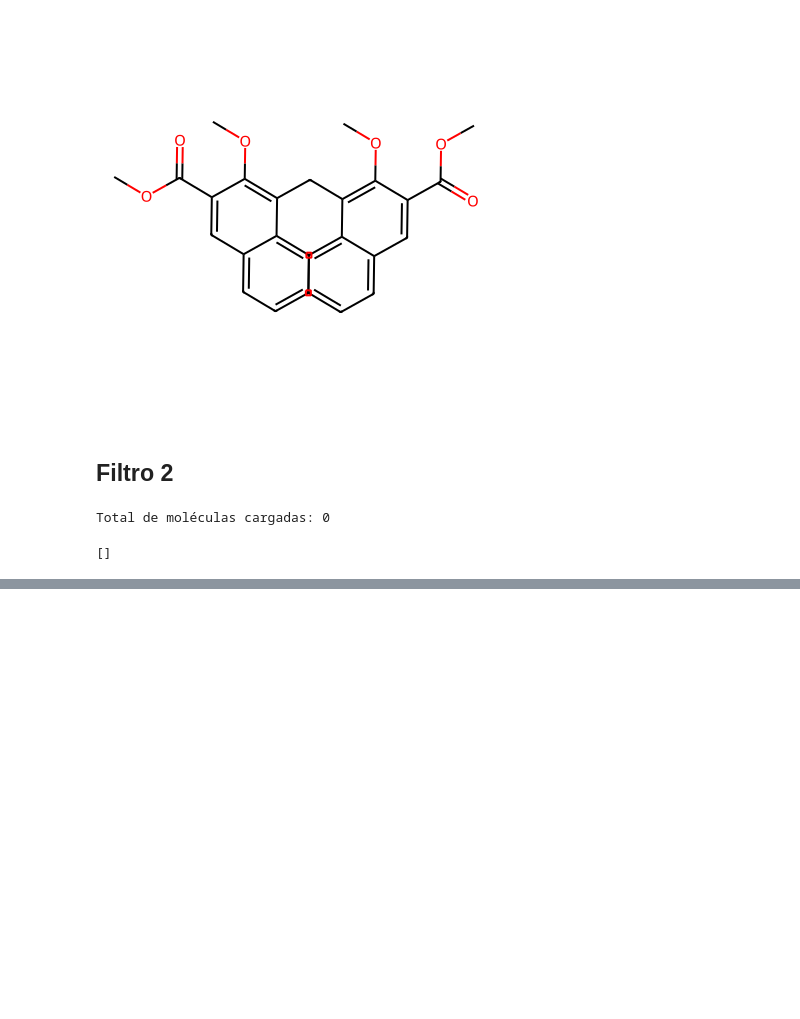
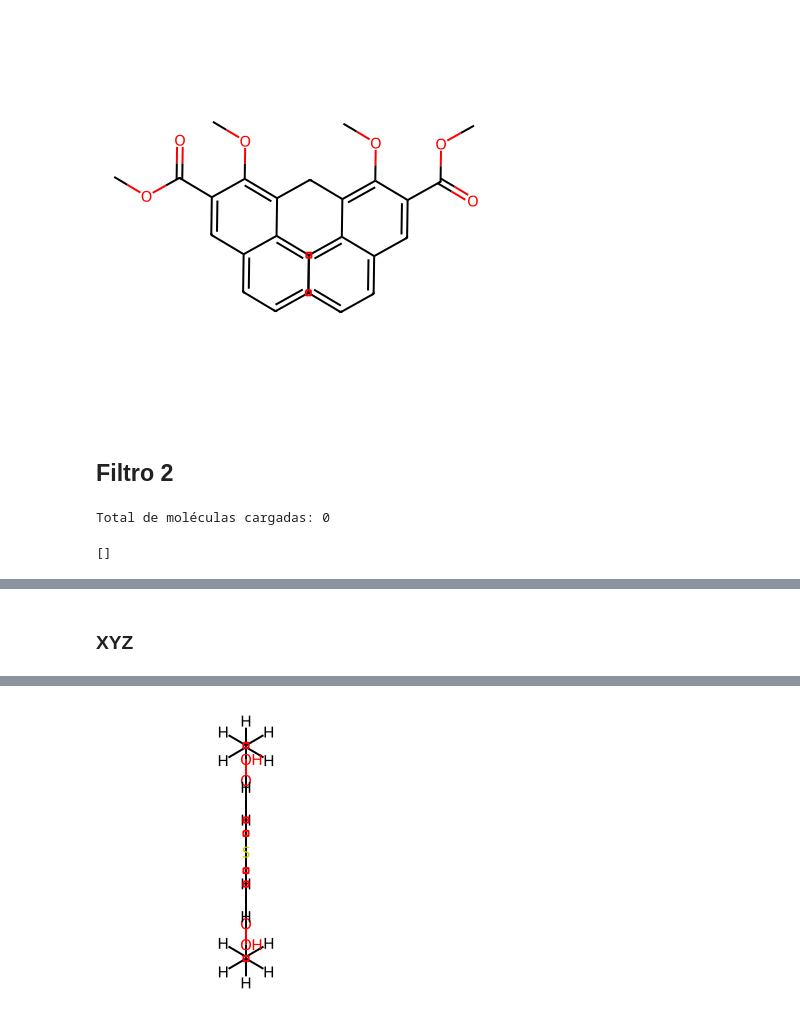
Before and after one commit to SilkenMocha/MolGAN-OE62, a Jupyter notebook: utils/filtro.ipynb, the cells around one changed output, grey strips where cells are left out. Saved outputs shown, nothing was run; the diff lists cells and outputs as text; code cells hidden in the pictures; blank space fills up the shorter version.

```diff
--- a/utils/filtro.ipynb
+++ b/utils/filtro.ipynb
@@ -127,0 +112,74 @@ RuntimeError: Pre-condition Violation
+# %% [markdown]
+### XYZ
+# %%
+# %%
+import json
+import pandas as pd
+from ase.io import read
+from rdkit import Chem
+from rdkit.Chem import AllChem
+from rdkit.Chem.Draw import MolsToGridImage
+from io import StringIO
+from ase.data import covalent_radii
+import numpy as np
+
+# %%
+# Ruta al archivo JSON
+path = '/home/silkenmocha/Documentos/MolGAN-OE62/data/m1507656/df_62k.json'
+
+# Cargar el archivo JSON tipo tabla
+with open(path, 'r') as f:
+    data = json.load(f)
+
+columnas = data["columns"]
+filas = data["data"]
+df = pd.DataFrame(filas, columns=columnas)
+
+# Confirmar columnas
+print("Columnas disponibles:", df.columns)
+
+# %%
+# Extraer la primera geometría XYZ no vacía
+xyz_string = df['xyz_pbe_relaxed'].dropna().iloc[50]
+print("Ejemplo de XYZ:\n", xyz_string)
+
+# %%
+# Convertir a objeto ASE
+atoms = read(StringIO(xyz_string), format='xyz')
+
+# Función para convertir objeto ASE a RDKit Mol
+def ase_to_rdkit_mol(atoms_obj):
+    symbols = atoms_obj.get_chemical_symbols()
+    positions = atoms_obj.get_positions()
+
+    mol_rw = Chem.RWMol()
+    idx_map = []
+
+    for sym in symbols:
+        atom = Chem.Atom(sym)
+        idx = mol_rw.AddAtom(atom)
+        idx_map.append(idx)
+
+    for i in range(len(symbols)):
+        for j in range(i + 1, len(symbols)):
+            d = np.linalg.norm(positions[i] - positions[j])
+            r1 = covalent_radii[atoms_obj[i].number]
+            r2 = covalent_radii[atoms_obj[j].number]
+            if d < 1.2 * (r1 + r2):  # heurística de enlace
+                mol_rw.AddBond(i, j, Chem.BondType.SINGLE)
+
+    mol = mol_rw.GetMol()
+
+    conf = Chem.Conformer(len(symbols))
+    for i, pos in enumerate(positions):
+        conf.SetAtomPosition(i, list(pos))
+    mol.RemoveAllConformers()
+    mol.AddConformer(conf)
+
+    return mol
+
+# %%
+# Convertir y visualizar
+mol_rdkit = ase_to_rdkit_mol(atoms)
+MolsToGridImage([mol_rdkit], molsPerRow=1, subImgSize=(300, 300))
+# %% [output]
@@ -127,0 +203 @@ RuntimeError: Pre-condition Violation
+[figure, added]
```
Also changed, not shown: parts of 6 cells of this notebook, 3 other files.
